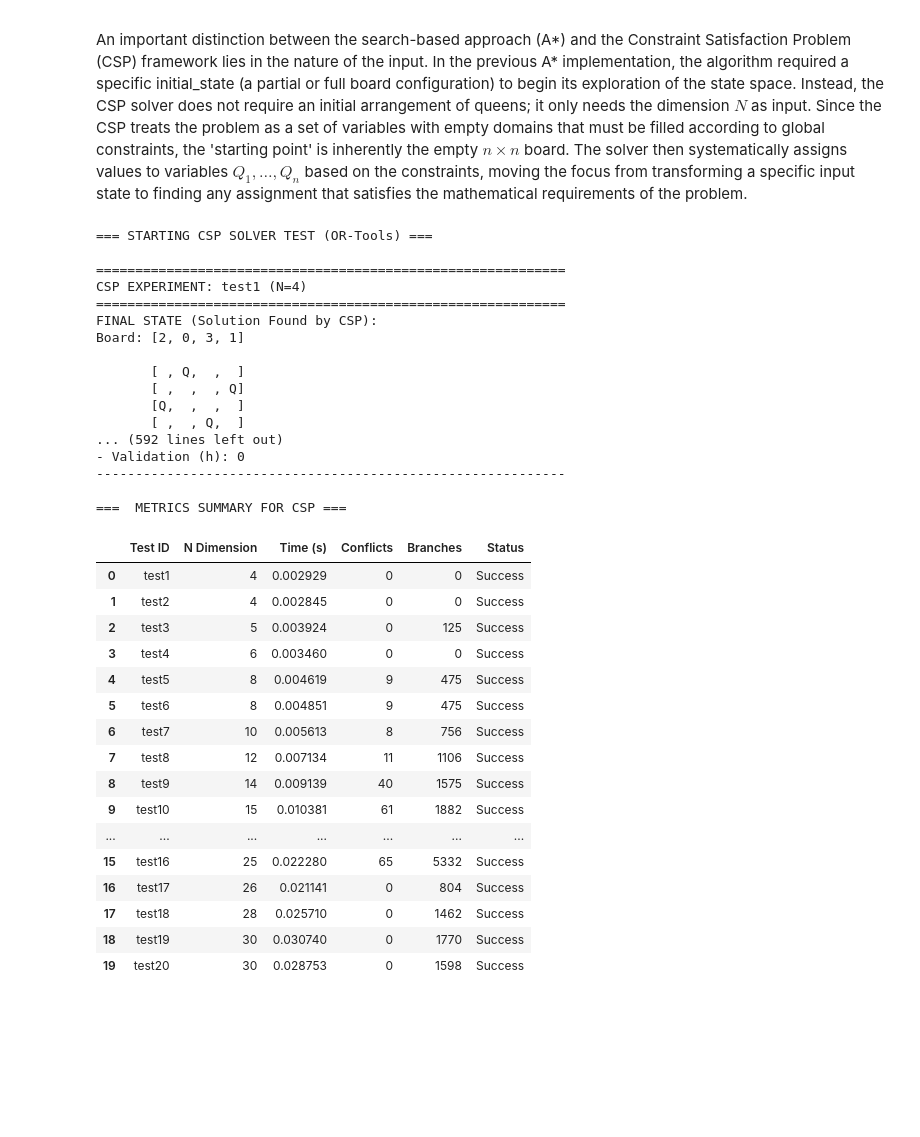
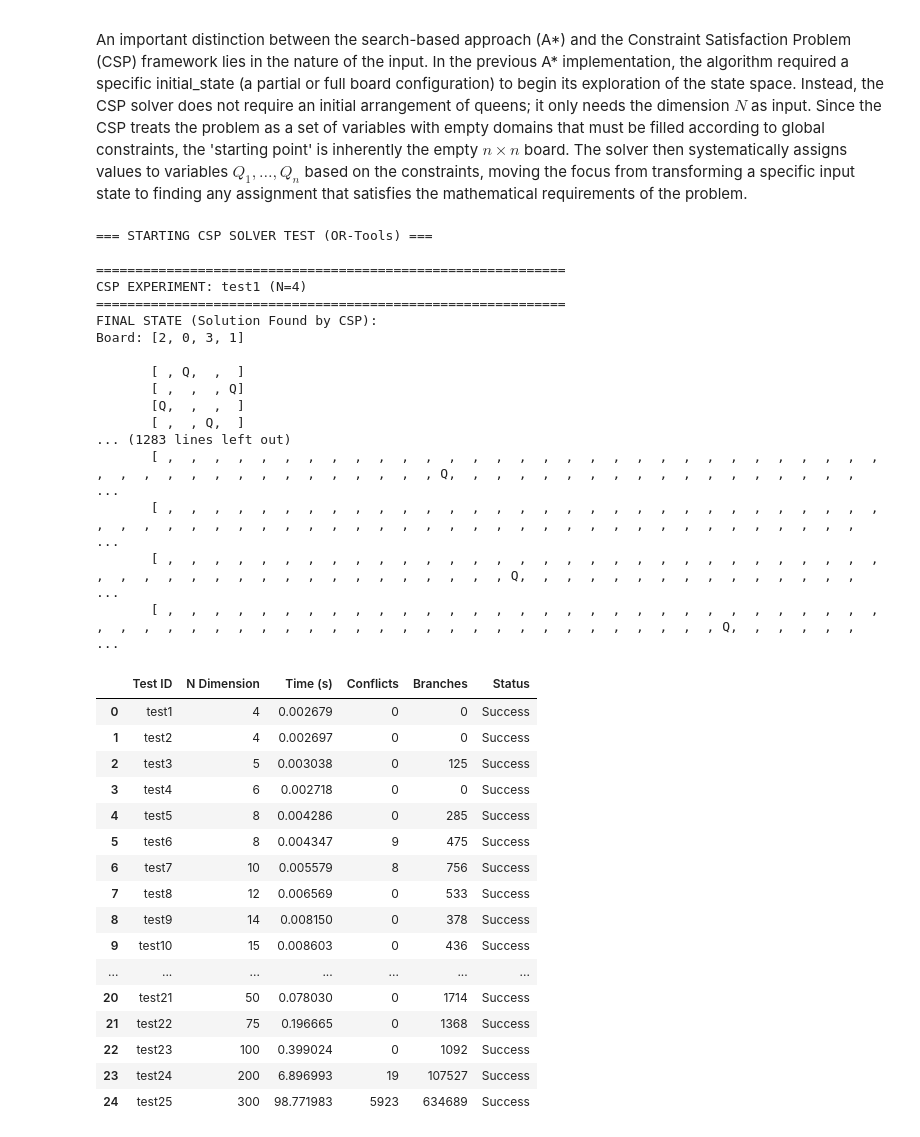
Before and after one commit to mor4z/n-Queens-homework, a Jupyter notebook: n-queen.ipynb, the cells around one changed output. Cells and saved outputs as stored; diff of their text form; code cells hidden in the pictures; blank space fills up the shorter version.

```diff
--- a/n-queen.ipynb
+++ b/n-queen.ipynb
@@ -387,8 +388,36 @@ print("=== STARTING CSP SOLVER TEST (OR-Tools) ===")
 # Initialize the list to store metrics for the final report
 csp_results = []
 
-for test_id in sorted(test_dict.keys(), key=lambda x: int(x[4:])):
-    n_val = test_dict[test_id]["N"]
+test_dict_CSP = {
+    "test1":  {"N": 4,   "initial": [0, 0, 0, 0]},
+    "test2":  {"N": 4,   "initial": [0, 1, 2, 3]},
+    "test3":  {"N": 5,   "initial": [4, 3, 2, 1, 0]},
+    "test4":  {"N": 6,   "initial": [0, 2, 4, 1, 3, 5]},
+    "test5":  {"N": 8,   "initial": [0, 0, 0, 0, 0, 0, 0, 0]},
+    "test6":  {"N": 8,   "initial": [7, 6, 5, 4, 3, 2, 1, 0]},
+    "test7":  {"N": 10,  "initial": [5, 5, 5, 5, 5, 5, 5, 5, 5, 5]},
+    "test8":  {"N": 12,  "initial": [0, 2, 4, 6, 8, 10, 1, 3, 5, 7, 9, 11]},
+    "test9":  {"N": 14,  "initial": [0, 2, 1, 3, 4, 6, 5, 7, 8, 10, 9, 11, 12, 13]},
+    "test10": {"N": 15,  "initial": [i % 2 for i in range(15)]},
+    "test11": {"N": 16,  "initial": [i for i in range(16)]},
+    "test12": {"N": 18,  "initial": [0, 2, 4, 6, 8, 10, 12, 14, 16, 1, 3, 5, 7, 9, 11, 13, 15, 17]},
+    "test13": {"N": 20,  "initial": [i % 4 for i in range(20)]},
+    "test14": {"N": 22,  "initial": [i % 3 for i in range(22)]},
+    "test15": {"N": 24,  "initial": [0] * 24},
+    "test16": {"N": 25,  "initial": [12] * 25},
+    "test17": {"N": 26,  "initial": [i % 4 for i in range(26)]},
+    "test18": {"N": 28,  "initial": [0, 7, 14, 21] * 7},
+    "test19": {"N": 30,  "initial": [i % 5 for i in range(30)]},
+    "test20": {"N": 30,  "initial": [0, 5, 10, 15, 20, 25] * 5},
+    "test21": {"N": 50, "initial": [0] * 50},
+    "test22": {"N": 75, "initial": [0] * 75},
+    "test23": {"N": 100, "initial": [0] * 100},
+    "test24": {"N": 200, "initial": [0] * 200},
+    "test25": {"N": 300, "initial": [0] * 300}
+}
+
+for test_id in sorted(test_dict_CSP.keys(), key=lambda x: int(x[4:])):
+    n_val = test_dict_CSP[test_id]["N"]
 
     print(f"\n{'='*60}")
     print(f"CSP EXPERIMENT: {test_id} (N={n_val})")
@@ -417,54 +446,54 @@ for test_id in sorted(test_dict.keys(), key=lambda x: int(x[4:])):
             "CSP_Time": res['time'],
             "Conflicts": res['conflicts'],
             "Branches": res['branches'],
             "Status": "Success"
         })
     else:
         print(f"RESULT: Failure (No solution found for N={n_val})")
 
     print(f"{'-'*60}")
 
 # Create and display the final summary table
 df_csp = pd.DataFrame(csp_results)
 df_csp.columns = ['Test ID', 'N Dimension', 'Time (s)', 'Conflicts', 'Branches', 'Status']
 
 print("\n===  METRICS SUMMARY FOR CSP ===")
 display(df_csp)
 # %% [output]
 === STARTING CSP SOLVER TEST (OR-Tools) ===
 
 ============================================================
 CSP EXPERIMENT: test1 (N=4)
 ============================================================
 FINAL STATE (Solution Found by CSP):
 Board: [2, 0, 3, 1]
 
        [ , Q,  ,  ]
        [ ,  ,  , Q]
        [Q,  ,  ,  ]
        [ ,  , Q,  ]
-... (592 lines left out)
-- Validation (h): 0
-------------------------------------------------------------
-
-===  METRICS SUMMARY FOR CSP ===
+... (1283 lines left out)
+       [ ,  ,  ,  ,  ,  ,  ,  ,  ,  ,  ,  ,  ,  ,  ,  ,  ,  ,  ,  ,  ,  ,  ,  ,  ,  ,  ,  ,  ,  ,  ,  ,  ,  ,  ,  ,  ,  ,  ,  ,  ,  ,  ,  ,  ,  , Q,  ,  ,  ,  ,  ,  ,  ,  ,  ,  ,  ,  ,  ,  ,  ,  ,  ,  ...
+       [ ,  ,  ,  ,  ,  ,  ,  ,  ,  ,  ,  ,  ,  ,  ,  ,  ,  ,  ,  ,  ,  ,  ,  ,  ,  ,  ,  ,  ,  ,  ,  ,  ,  ,  ,  ,  ,  ,  ,  ,  ,  ,  ,  ,  ,  ,  ,  ,  ,  ,  ,  ,  ,  ,  ,  ,  ,  ,  ,  ,  ,  ,  ,  ,  ...
+       [ ,  ,  ,  ,  ,  ,  ,  ,  ,  ,  ,  ,  ,  ,  ,  ,  ,  ,  ,  ,  ,  ,  ,  ,  ,  ,  ,  ,  ,  ,  ,  ,  ,  ,  ,  ,  ,  ,  ,  ,  ,  ,  ,  ,  ,  ,  ,  ,  , Q,  ,  ,  ,  ,  ,  ,  ,  ,  ,  ,  ,  ,  ,  ,  ...
+       [ ,  ,  ,  ,  ,  ,  ,  ,  ,  ,  ,  ,  ,  ,  ,  ,  ,  ,  ,  ,  ,  ,  ,  ,  ,  ,  ,  ,  ,  ,  ,  ,  ,  ,  ,  ,  ,  ,  ,  ,  ,  ,  ,  ,  ,  ,  ,  ,  ,  ,  ,  ,  ,  ,  ,  ,  ,  , Q,  ,  ,  ,  ,  ,  ...
 |  | Test ID | N Dimension | Time (s) | Conflicts | Branches | Status |
-| 0 | test1 | 4 | 0.002929 | 0 | 0 | Success |
-| 1 | test2 | 4 | 0.002845 | 0 | 0 | Success |
-| 2 | test3 | 5 | 0.003924 | 0 | 125 | Success |
-| 3 | test4 | 6 | 0.003460 | 0 | 0 | Success |
-| 4 | test5 | 8 | 0.004619 | 9 | 475 | Success |
-| 5 | test6 | 8 | 0.004851 | 9 | 475 | Success |
-| 6 | test7 | 10 | 0.005613 | 8 | 756 | Success |
-| 7 | test8 | 12 | 0.007134 | 11 | 1106 | Success |
-| 8 | test9 | 14 | 0.009139 | 40 | 1575 | Success |
-| 9 | test10 | 15 | 0.010381 | 61 | 1882 | Success |
+| 0 | test1 | 4 | 0.002679 | 0 | 0 | Success |
+| 1 | test2 | 4 | 0.002697 | 0 | 0 | Success |
+| 2 | test3 | 5 | 0.003038 | 0 | 125 | Success |
+| 3 | test4 | 6 | 0.002718 | 0 | 0 | Success |
+| 4 | test5 | 8 | 0.004286 | 0 | 285 | Success |
+| 5 | test6 | 8 | 0.004347 | 9 | 475 | Success |
+| 6 | test7 | 10 | 0.005579 | 8 | 756 | Success |
+| 7 | test8 | 12 | 0.006569 | 0 | 533 | Success |
+| 8 | test9 | 14 | 0.008150 | 0 | 378 | Success |
+| 9 | test10 | 15 | 0.008603 | 0 | 436 | Success |
 | ... | ... | ... | ... | ... | ... | ... |
-| 15 | test16 | 25 | 0.022280 | 65 | 5332 | Success |
-| 16 | test17 | 26 | 0.021141 | 0 | 804 | Success |
-| 17 | test18 | 28 | 0.025710 | 0 | 1462 | Success |
-| 18 | test19 | 30 | 0.030740 | 0 | 1770 | Success |
-| 19 | test20 | 30 | 0.028753 | 0 | 1598 | Success |
+| 20 | test21 | 50 | 0.078030 | 0 | 1714 | Success |
+| 21 | test22 | 75 | 0.196665 | 0 | 1368 | Success |
+| 22 | test23 | 100 | 0.399024 | 0 | 1092 | Success |
+| 23 | test24 | 200 | 6.896993 | 19 | 107527 | Success |
+| 24 | test25 | 300 | 98.771983 | 5923 | 634689 | Success |
 # %%
 import pandas as pd
 import matplotlib.pyplot as plt
```
Also changed, not shown: parts of 3 cells of this notebook, 1 other file.
